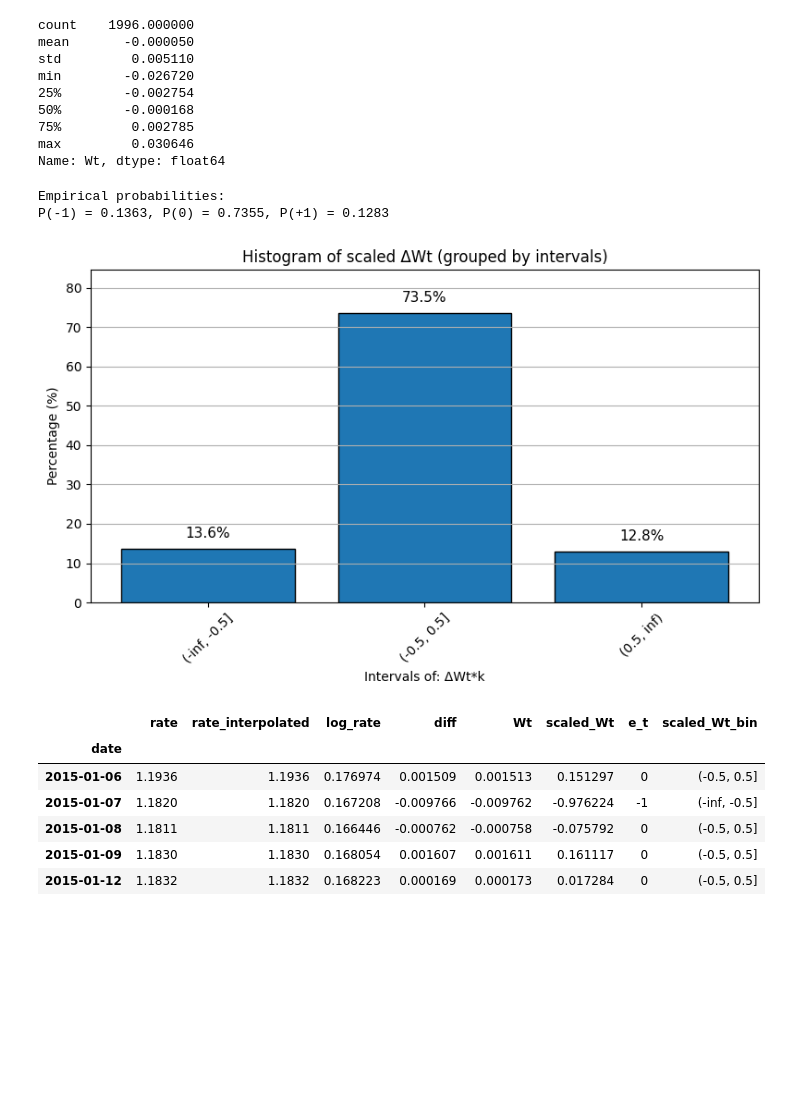
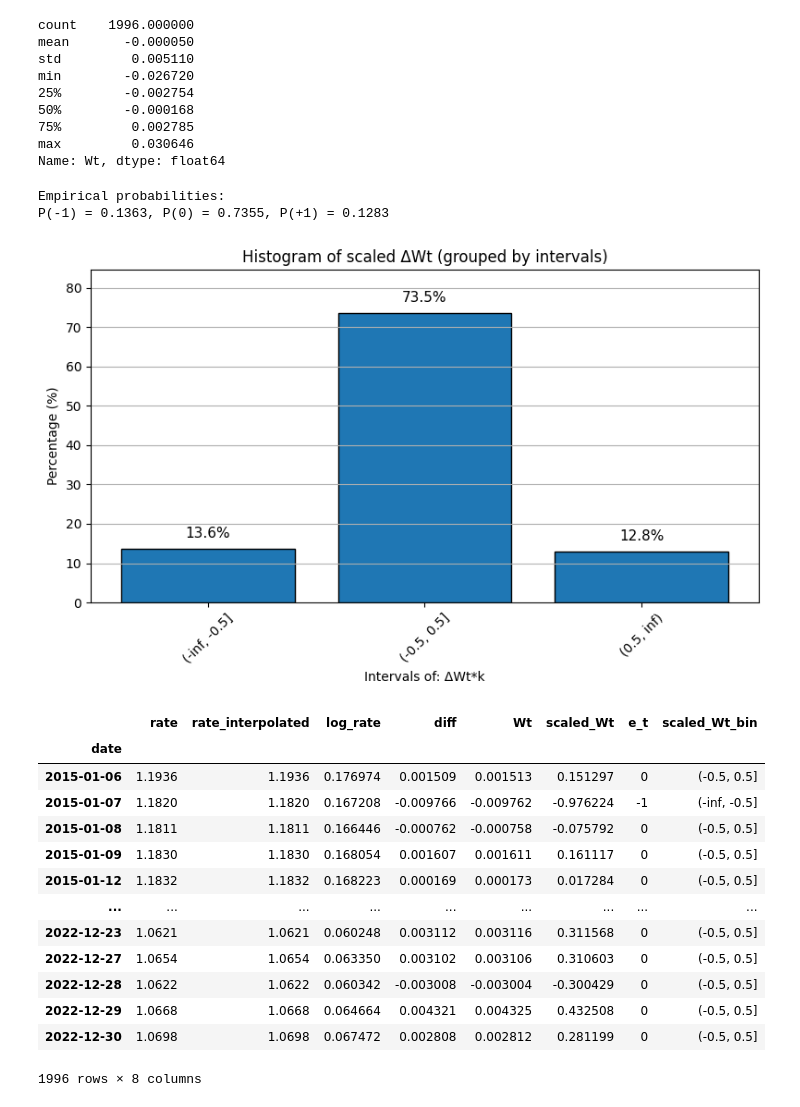
Before and after one commit to kenjihilasak/exchange-rate-forecasting, a Jupyter notebook: 3. modelling/modelling.ipynb, the cells around one changed output. Drawn from its saved outputs; the diff is of its cells as text; code cells hidden in the pictures; blank space fills up the shorter version.

```diff
--- a/3. modelling/modelling.ipynb
+++ b/3. modelling/modelling.ipynb
@@ -182,25 +59,33 @@ def plot_and_extend_with_simulation(train_df, simulated_path, wt_col='scaled_Wt'
 # %%
 # ----------------------------------------
-# 🧪 Example run with DEXUSEU training data
+# with DEXUSEU training data
 # ----------------------------------------
 
 # Read the CSV file from the preprocessing folder
-train_df = pd.read_csv('../7. preprocesing/train_df_dexuseu.csv', index_col=0, parse_dates=True)
+train_df = pd.read_csv('../2. preprocesing/train_df_dexuseu.csv', index_col=0, parse_dates=True)
 # Step 1: Discretise Wt and get probabilities
-train_df_dexuseu, p_dict = discretise_Wt(train_df, k=100)
+k=100
+train_df_dexuseu, p_dict = discretise_Wt(train_df, k=k)
 
-train_df_dexuseu.head()
+train_df_dexuseu
 # %% [output]
 Empirical probabilities:
 P(-1) = 0.1363, P(0) = 0.7355, P(+1) = 0.1283
 [figure]
 |  | rate | rate_interpolated | log_rate | diff | Wt | scaled_Wt | e_t | scaled_Wt_bin |
 | date |  |  |  |  |  |  |  |  |
 | 2015-01-06 | 1.1936 | 1.1936 | 0.176974 | 0.001509 | 0.001513 | 0.151297 | 0 | (-0.5, 0.5] |
 | 2015-01-07 | 1.1820 | 1.1820 | 0.167208 | -0.009766 | -0.009762 | -0.976224 | -1 | (-inf, -0.5] |
 | 2015-01-08 | 1.1811 | 1.1811 | 0.166446 | -0.000762 | -0.000758 | -0.075792 | 0 | (-0.5, 0.5] |
 | 2015-01-09 | 1.1830 | 1.1830 | 0.168054 | 0.001607 | 0.001611 | 0.161117 | 0 | (-0.5, 0.5] |
 | 2015-01-12 | 1.1832 | 1.1832 | 0.168223 | 0.000169 | 0.000173 | 0.017284 | 0 | (-0.5, 0.5] |
+| ... | ... | ... | ... | ... | ... | ... | ... | ... |
+| 2022-12-23 | 1.0621 | 1.0621 | 0.060248 | 0.003112 | 0.003116 | 0.311568 | 0 | (-0.5, 0.5] |
+| 2022-12-27 | 1.0654 | 1.0654 | 0.063350 | 0.003102 | 0.003106 | 0.310603 | 0 | (-0.5, 0.5] |
+| 2022-12-28 | 1.0622 | 1.0622 | 0.060342 | -0.003008 | -0.003004 | -0.300429 | 0 | (-0.5, 0.5] |
+| 2022-12-29 | 1.0668 | 1.0668 | 0.064664 | 0.004321 | 0.004325 | 0.432508 | 0 | (-0.5, 0.5] |
+| 2022-12-30 | 1.0698 | 1.0698 | 0.067472 | 0.002808 | 0.002812 | 0.281199 | 0 | (-0.5, 0.5] |
+1996 rows × 8 columns
 # %%
 # Manual assigning of probabilities for the example
 # p_dict = {-1: 0.27055, 0: 0.4589, 1: 0.27055}
```
Also changed, not shown: parts of 47 cells of this notebook, 6 other files.
